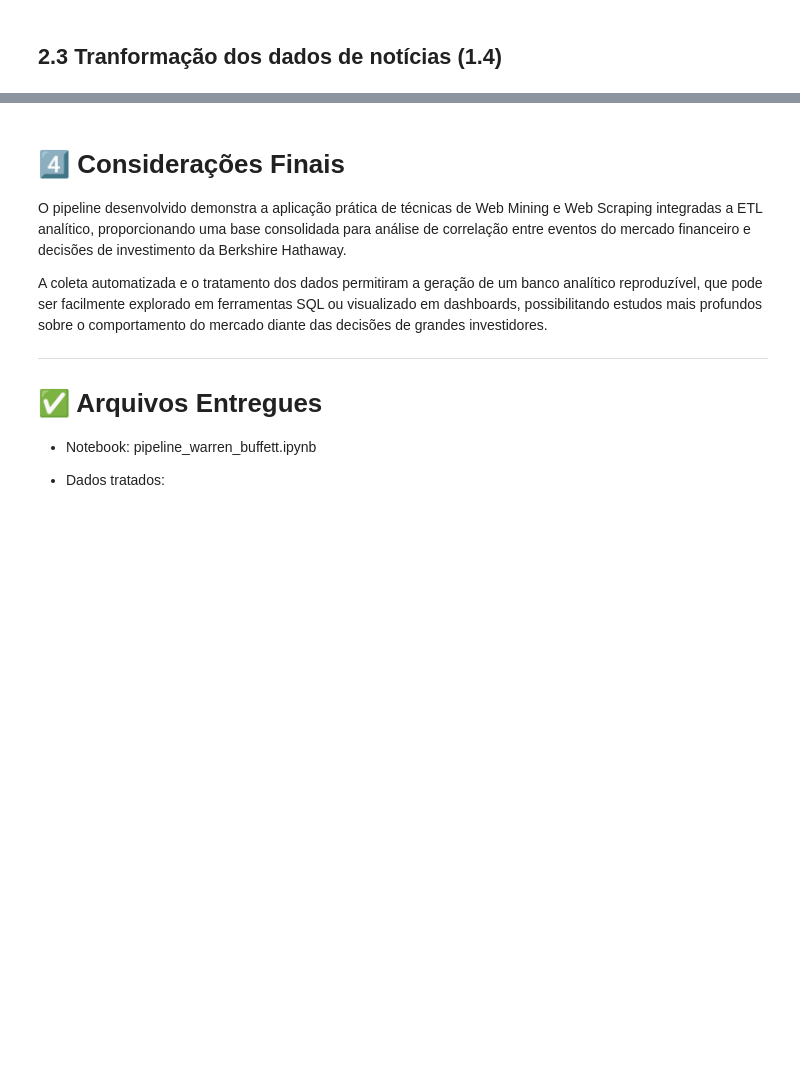
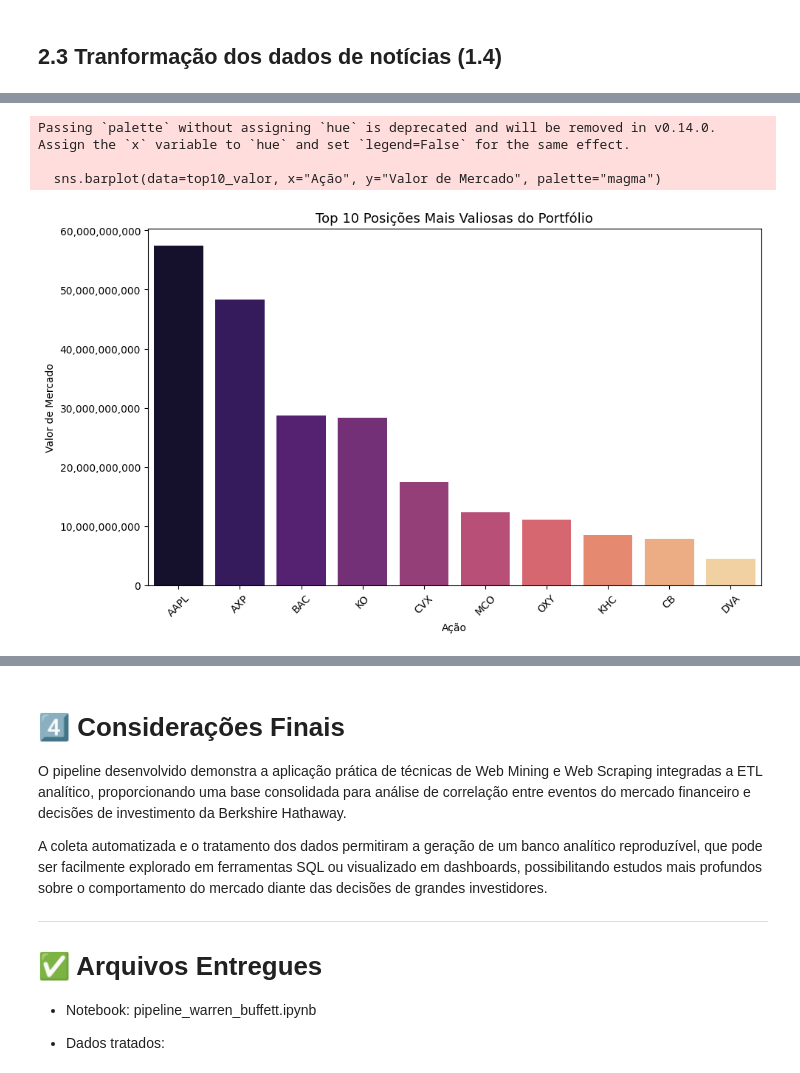
Before and after one commit to Andre2217/buffett-market-insights, a Jupyter notebook: TrabalhoDisciplina.ipynb, the cells around one changed output, grey strips where cells are left out. Cells and saved outputs as stored; diff of their text form; code cells hidden in the pictures; blank space fills up the shorter version.

```diff
--- a/TrabalhoDisciplina.ipynb
+++ b/TrabalhoDisciplina.ipynb
@@ -586,0 +677,25 @@ Os arquivos finais gerados foram:
+# %%
+# Ordenar por Valor de Mercado e pegar top 10
+top10_valor = df_berkshire.sort_values("Valor de Mercado", ascending=False).head(10)
+
+# Salvar tabela
+top10_valor.to_csv("outputs/outputsAnalise/tabelas/top10_valor_mercado.csv", index=False)
+
+# Plotar gráfico de barras
+plt.figure(figsize=(10,6))
+sns.barplot(data=top10_valor, x="Ação", y="Valor de Mercado", palette="magma")
+plt.gca().yaxis.set_major_formatter(plt.FuncFormatter(lambda x, _: f'{int(x):,}'))
+plt.title("Top 10 Posições Mais Valiosas do Portfólio", fontsize=13)
+plt.xlabel("Ação")
+plt.ylabel("Valor de Mercado")
+plt.xticks(rotation=45)
+plt.tight_layout()
+
+# Salvar gráfico
+plt.savefig("outputs/outputsAnalise/graficos/top10_valor_mercado.png", dpi=300)
+plt.show()
+# %% [output]
+Passing `palette` without assigning `hue` is deprecated and will be removed in v0.14.0. Assign the `x` variable to `hue` and set `legend=False` for the same effect.
+
+  sns.barplot(data=top10_valor, x="Ação", y="Valor de Mercado", palette="magma")
+[figure, added]
```
Also changed, not shown: parts of 18 cells of this notebook, 1 other file.
